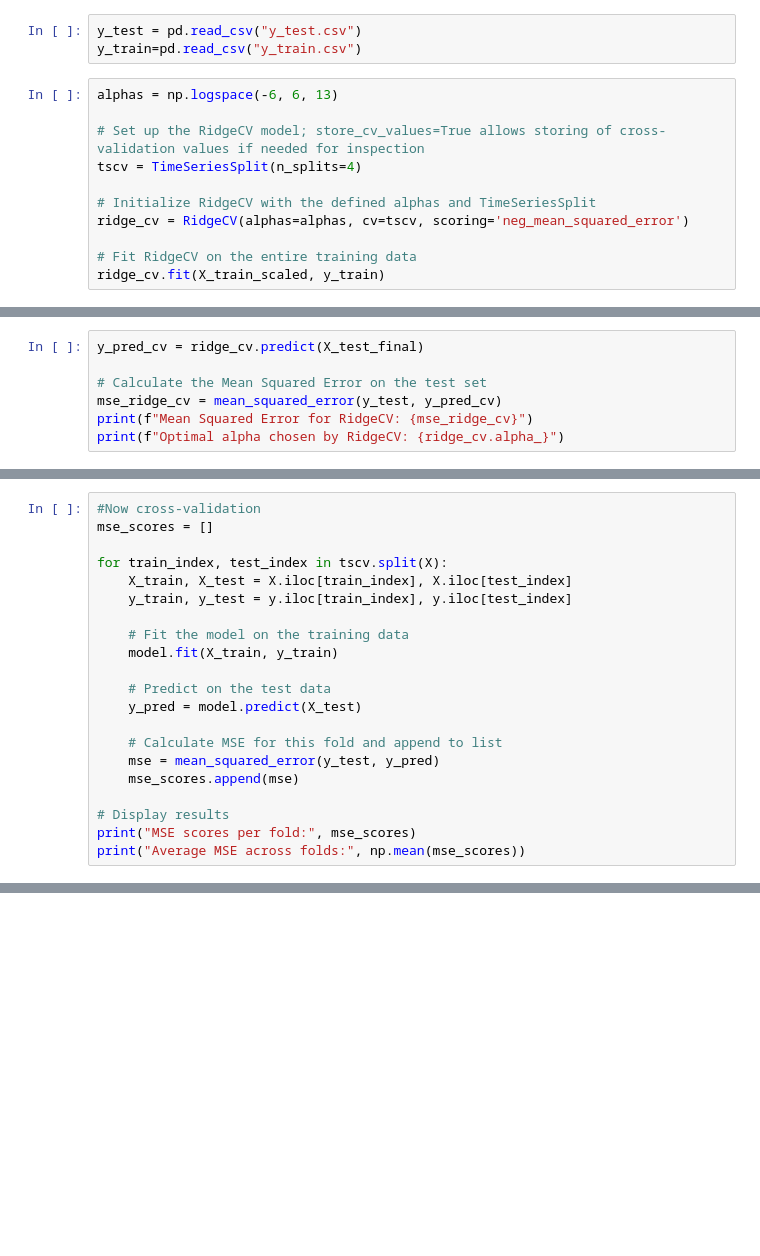
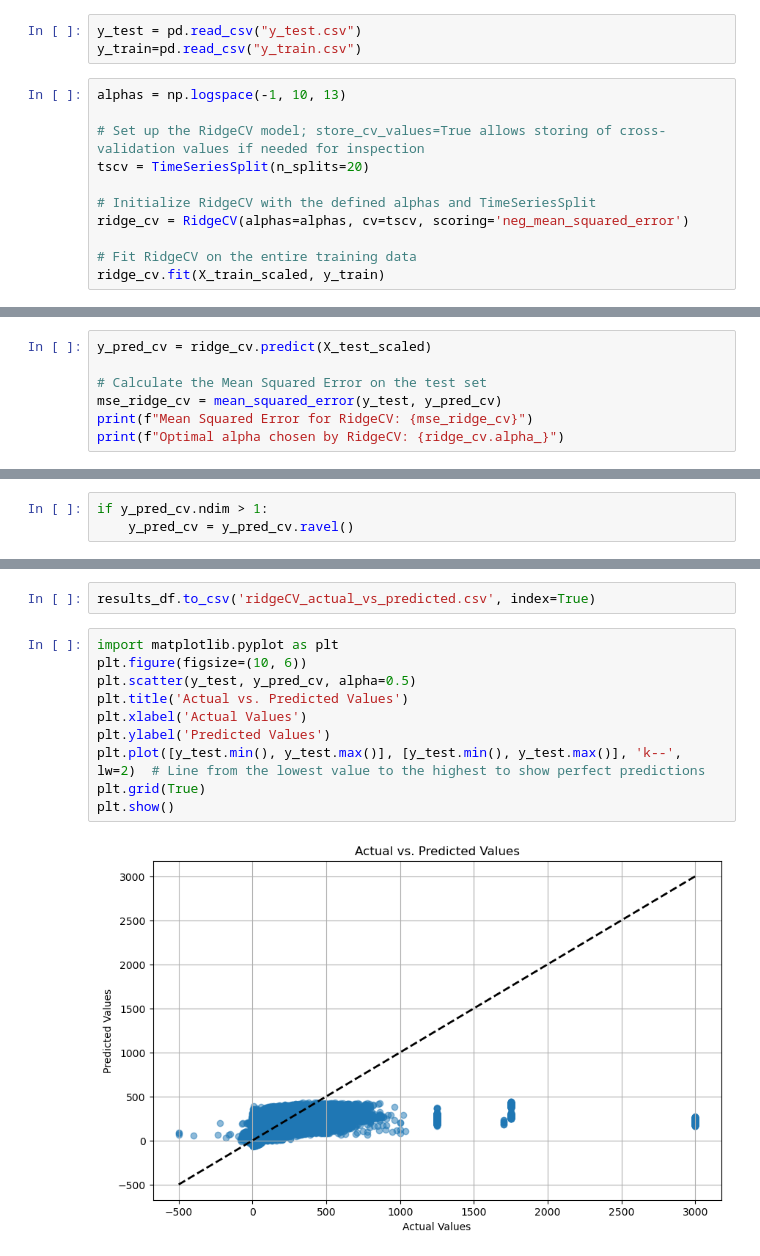
Before and after one commit to hertiemlteam/machine_learning, a Jupyter notebook: modeling_notebook.ipynb, the cells around one changed output, grey strips where cells are left out. Saved outputs shown, nothing was run; the diff lists cells and outputs as text; blank space fills up the shorter version.

Commit message:
New linear models and some other experiments

```diff
--- a/modeling_notebook.ipynb
+++ b/modeling_notebook.ipynb
@@ -449,10 +441,10 @@ X_train_scaled
 y_test = pd.read_csv("y_test.csv")
 y_train=pd.read_csv("y_train.csv")
 # %%
-alphas = np.logspace(-6, 6, 13)
+alphas = np.logspace(-1, 10, 13)
 
 # Set up the RidgeCV model; store_cv_values=True allows storing of cross-validation values if needed for inspection
-tscv = TimeSeriesSplit(n_splits=4)
+tscv = TimeSeriesSplit(n_splits=20)
 
 # Initialize RidgeCV with the defined alphas and TimeSeriesSplit
 ridge_cv = RidgeCV(alphas=alphas, cv=tscv, scoring='neg_mean_squared_error')
@@ -465,5 +461,5 @@ NameError: name 'store_cv_values' is not defined
 # %%
-y_pred_cv = ridge_cv.predict(X_test_final)
+y_pred_cv = ridge_cv.predict(X_test_scaled)
 
 # Calculate the Mean Squared Error on the test set
 mse_ridge_cv = mean_squared_error(y_test, y_pred_cv)
@@ -491,21 +470,0 @@ tscv = TimeSeriesSplit(n_splits=20)
-# %%
-#Now cross-validation
-mse_scores = []
-
-for train_index, test_index in tscv.split(X):
-    X_train, X_test = X.iloc[train_index], X.iloc[test_index]
-    y_train, y_test = y.iloc[train_index], y.iloc[test_index]
-
-    # Fit the model on the training data
-    model.fit(X_train, y_train)
-
-    # Predict on the test data
-    y_pred = model.predict(X_test)
-
-    # Calculate MSE for this fold and append to list
-    mse = mean_squared_error(y_test, y_pred)
-    mse_scores.append(mse)
-
-# Display results
-print("MSE scores per fold:", mse_scores)
-print("Average MSE across folds:", np.mean(mse_scores))
@@ -513,0 +484,3 @@ MemoryError: Unable to allocate 2.55 GiB for an array with shape (1725840, 198)
+# %%
+if y_pred_cv.ndim > 1:
+    y_pred_cv = y_pred_cv.ravel()
@@ -513,0 +492,14 @@ MemoryError: Unable to allocate 2.55 GiB for an array with shape (1725840, 198)
+# %%
+results_df.to_csv('ridgeCV_actual_vs_predicted.csv', index=True)
+# %%
+import matplotlib.pyplot as plt
+plt.figure(figsize=(10, 6))
+plt.scatter(y_test, y_pred_cv, alpha=0.5)
+plt.title('Actual vs. Predicted Values')
+plt.xlabel('Actual Values')
+plt.ylabel('Predicted Values')
+plt.plot([y_test.min(), y_test.max()], [y_test.min(), y_test.max()], 'k--', lw=2)  # Line from the lowest value to the highest to show perfect predictions
+plt.grid(True)
+plt.show()
+# %% [output]
+[figure, added]
```
Also changed, not shown: parts of 34 cells of this notebook, 1 other file.
